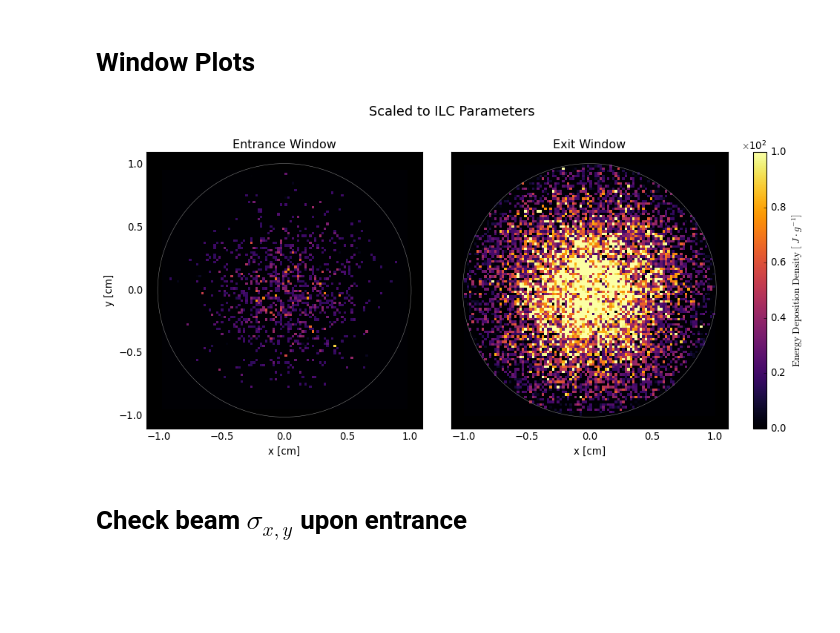
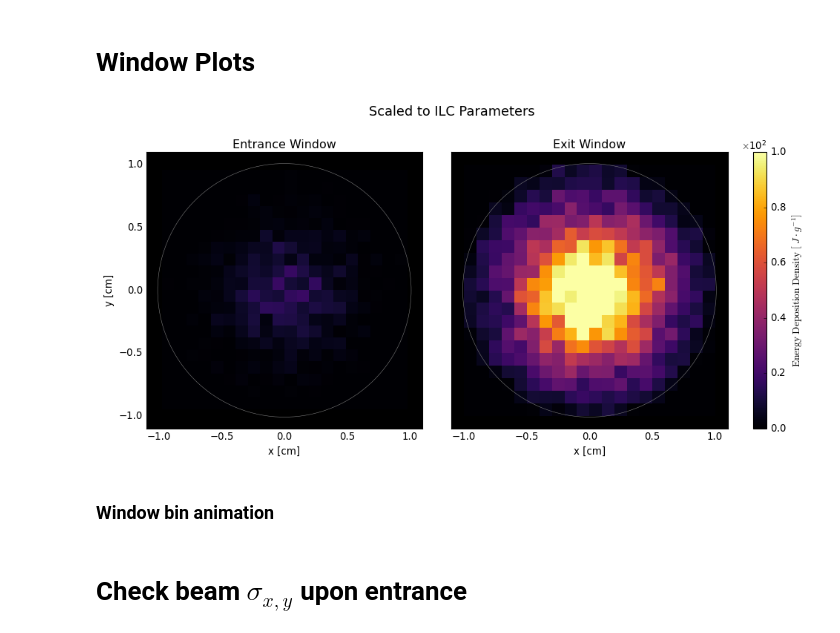
Before and after one commit to MaxVarverakis/G4Bl-LXeSims, a Jupyter notebook: analysis/zslice.ipynb, the cells around one changed output. Cells and saved outputs as stored; diff of their text form; code cells hidden in the pictures; blank space fills up the shorter version.

Commit message:
Window comparison plots to fit

```diff
--- a/analysis/zslice.ipynb
+++ b/analysis/zslice.ipynb
@@ -18,7 +34,8 @@ plt.style.use('classic')
 # %%
 WinMat = "Al"
 
-path = f"/Users/max/SLAC Fall 2024/LXeSims/{WinMat}_sigmaR_3mm_thickness_2mm"
+path = f"/Users/max/SLAC Fall 2024/LXeSims/{WinMat}_sigmaR_3mm_thickness_0.5mm"
+# path = f"/Users/max/SLAC Fall 2024/LXeSims/{WinMat}_sigmaR_3mm_thickness_2mm_sliced"
 # path = '/Users/max/SLAC Fall 2024/LXeSims/Geant4_test'
 
 cols = 'x y z Px Py Pz t PDGid EventID TrackID ParentID Weight Edep VisibleEdep Ntracks'.split(' ')
@@ -172,8 +189,8 @@ WinEdep = [
     ]
 
 vmin = 0
-vmax = {'edep': 10, 'edd': 1e2}
-n = 100 # n by n grid
+vmax = {'edep': 3e11, 'edd': 1e2}
+n = 20 # n by n grid
 
 bin_vol = (2*info["WinProperties"]["r_window"]/n)**2 * info["WinProperties"]["Win_thickness"] # cm^3
 bin_mass = bin_vol * info["rho"][WinMat] # g
@@ -214,31 +231,33 @@ for i in range(2):
 
 
     if WinKey != 'edd':
         EDD = Edep_per_bin / mass['edd']
     WinEDD.append([ x_edges, y_edges, EDD.T, x_bin_centers, y_bin_centers ])
 
 
     ######################################
 
     # outline the window edges, with a slight fudge factor to endsure we aren't excluding any hits in the EDD calculations later on
     circ = ax[i].add_patch(Circle((0,0), radius=info["WinProperties"]["r_window"] + 1e-2, facecolor='None', edgecolor='gray', lw=0.5))
 
     ######################################
 
     # ax[i].autoscale_view()
     ax[i].set_xlabel('x [cm]')
     # ax[i].set_xticks(np.arange(-1,1.25,0.25))
     # ax[i].set_yticks(np.arange(-1,1.25,0.25))
     ax[i].set_xlim(-1.1,1.1)
     ax[i].set_title(names[i])
     ax[i].set_aspect('equal')
     ax[i].set_facecolor('black')
 ax[0].set_ylabel('y [cm]')
 ax[0].set_ylim(-1.1,1.1)
 cb = plt.colorbar(im, ax=ax[1], label=labels[WinKey])
 cb.formatter.set_useMathText(True)
 cb.formatter.set_powerlimits((0, 0))
 
 plt.show()
 # %% [output]
-[figure, old version]
+[figure, new version]
+# %% [markdown]
+### Window bin animation
```
Also changed, not shown: parts of 13 cells of this notebook, 7 other files.
